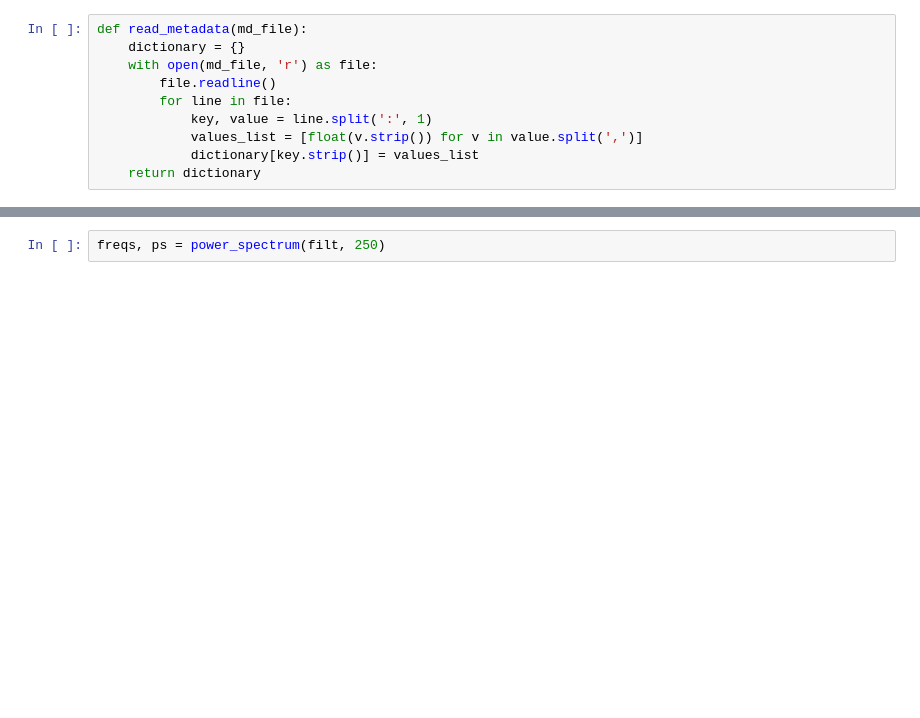
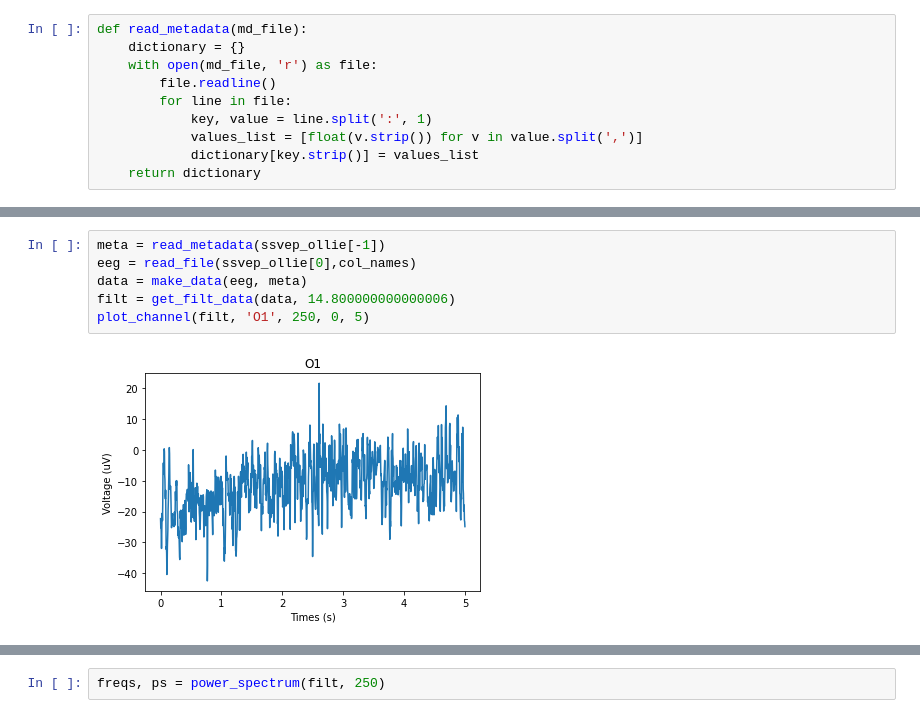
Before and after one commit to jjjoelle/Spelling-BeeCI, a Jupyter notebook: epoching.ipynb, the cells around one changed output, grey strips where cells are left out. Cells and saved outputs as stored; diff of their text form; blank space fills up the shorter version.

```diff
--- a/epoching.ipynb
+++ b/epoching.ipynb
@@ -149,0 +70,8 @@ plot_channel(filt, channel='O1', Fs=250, start=0, end=5)
+# %%
+meta = read_metadata(ssvep_ollie[-1])
+eeg = read_file(ssvep_ollie[0],col_names)
+data = make_data(eeg, meta)
+filt = get_filt_data(data, 14.800000000000006)
+plot_channel(filt, 'O1', 250, 0, 5)
+# %% [output]
+[figure, added]
```
Also changed, not shown: parts of 42 cells of this notebook.
